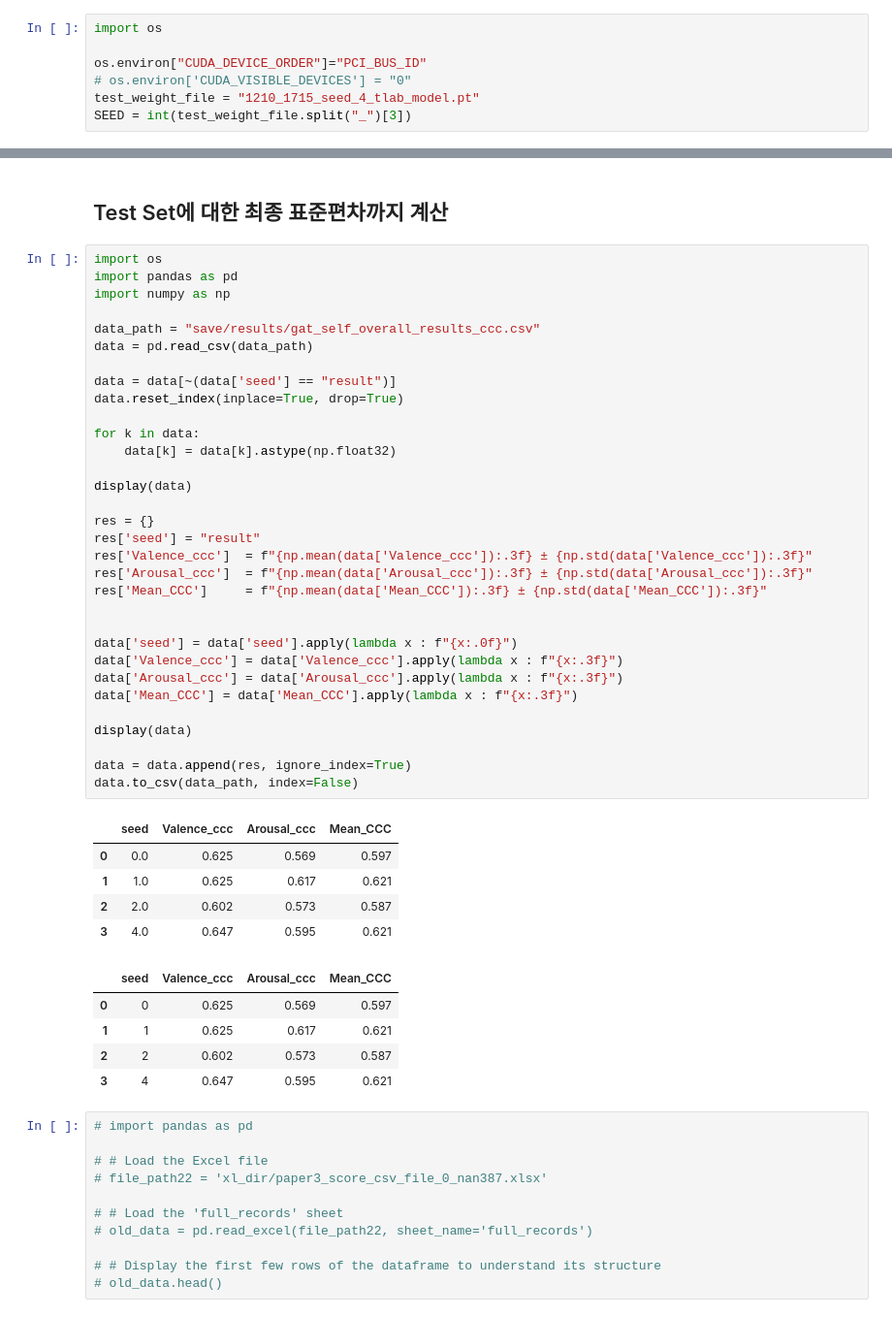
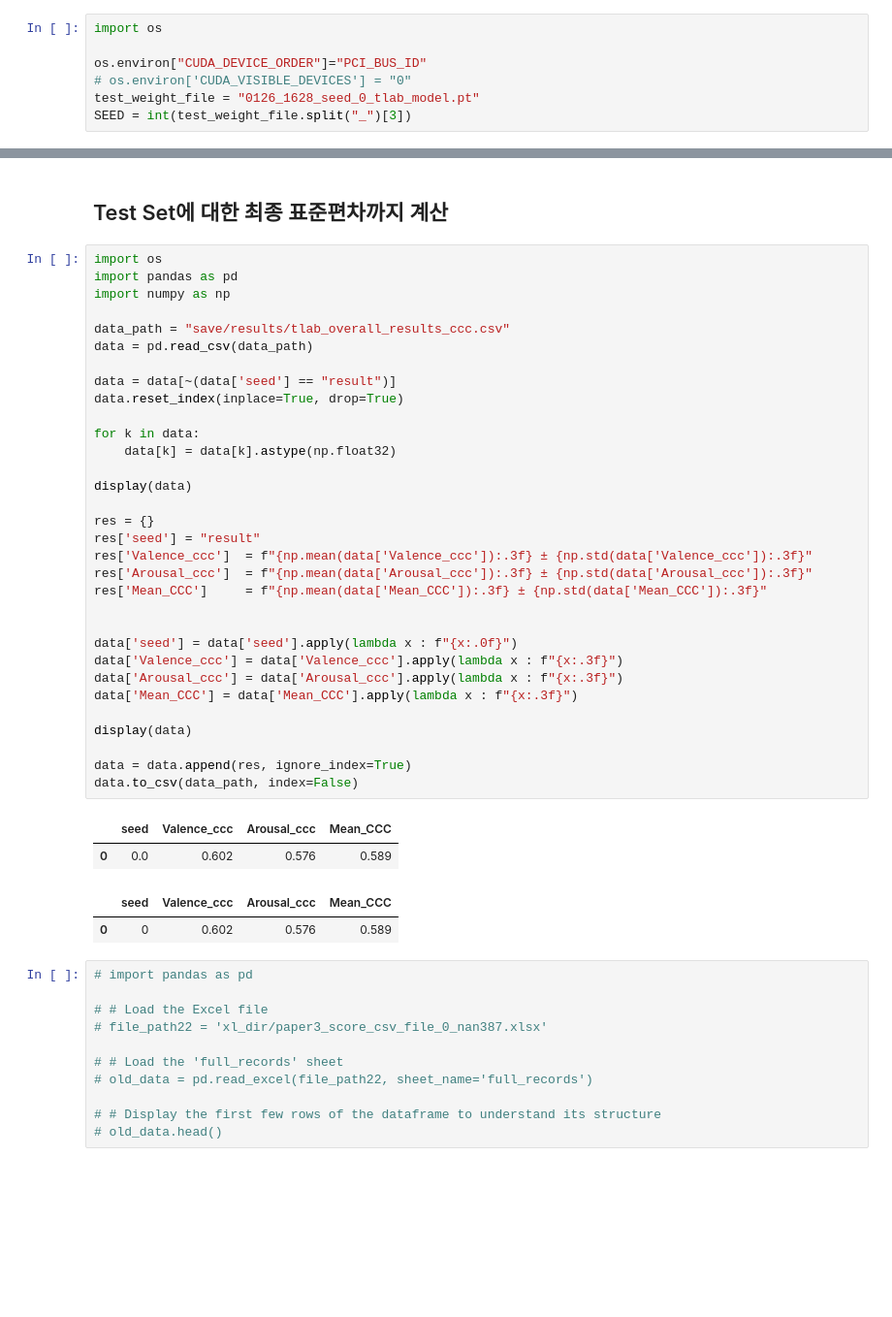
Before and after one commit to SeungYeonJeong22/RJCMA_global_attention, a Jupyter notebook: inference_gat_rjca.ipynb, the cells around one changed output, grey strips where cells are left out. Shown at 97% size. Drawn from its saved outputs; the diff is of its cells as text; blank space fills up the shorter version.

Commit message:
WSL: TLAB_cross_attention 0206

```diff
--- a/inference_gat_rjca.ipynb
+++ b/inference_gat_rjca.ipynb
@@ -7,7 +7,7 @@ import os
 
 os.environ["CUDA_DEVICE_ORDER"]="PCI_BUS_ID"
 # os.environ['CUDA_VISIBLE_DEVICES'] = "0"
-test_weight_file = "1210_1715_seed_4_tlab_model.pt"
+test_weight_file = "0126_1628_seed_0_tlab_model.pt"
 SEED = int(test_weight_file.split("_")[3])
 # %%
 import random
@@ -424,44 +424,38 @@ import os
 import pandas as pd
 import numpy as np
 
-data_path = "save/results/gat_self_overall_results_ccc.csv"
+data_path = "save/results/tlab_overall_results_ccc.csv"
 data = pd.read_csv(data_path)
 
 data = data[~(data['seed'] == "result")]
 data.reset_index(inplace=True, drop=True)
 
 for k in data:
     data[k] = data[k].astype(np.float32)
 
 display(data)
 
 res = {}
 res['seed'] = "result"
 res['Valence_ccc']  = f"{np.mean(data['Valence_ccc']):.3f} ± {np.std(data['Valence_ccc']):.3f}"
 res['Arousal_ccc']  = f"{np.mean(data['Arousal_ccc']):.3f} ± {np.std(data['Arousal_ccc']):.3f}"
 res['Mean_CCC']     = f"{np.mean(data['Mean_CCC']):.3f} ± {np.std(data['Mean_CCC']):.3f}"
 
 
 data['seed'] = data['seed'].apply(lambda x : f"{x:.0f}")
 data['Valence_ccc'] = data['Valence_ccc'].apply(lambda x : f"{x:.3f}")
 data['Arousal_ccc'] = data['Arousal_ccc'].apply(lambda x : f"{x:.3f}")
 data['Mean_CCC'] = data['Mean_CCC'].apply(lambda x : f"{x:.3f}")
 
 display(data)
 
 data = data.append(res, ignore_index=True)
 data.to_csv(data_path, index=False)
 # %% [output]
 |  | seed | Valence_ccc | Arousal_ccc | Mean_CCC |
-| 0 | 0.0 | 0.625 | 0.569 | 0.597 |
-| 1 | 1.0 | 0.625 | 0.617 | 0.621 |
-| 2 | 2.0 | 0.602 | 0.573 | 0.587 |
-| 3 | 4.0 | 0.647 | 0.595 | 0.621 |
+| 0 | 0.0 | 0.602 | 0.576 | 0.589 |
 |  | seed | Valence_ccc | Arousal_ccc | Mean_CCC |
-| 0 | 0 | 0.625 | 0.569 | 0.597 |
-| 1 | 1 | 0.625 | 0.617 | 0.621 |
-| 2 | 2 | 0.602 | 0.573 | 0.587 |
-| 3 | 4 | 0.647 | 0.595 | 0.621 |
+| 0 | 0 | 0.602 | 0.576 | 0.589 |
 # %%
 # import pandas as pd
 
```
Also changed, not shown: parts of 6 cells of this notebook, 3 other files.
